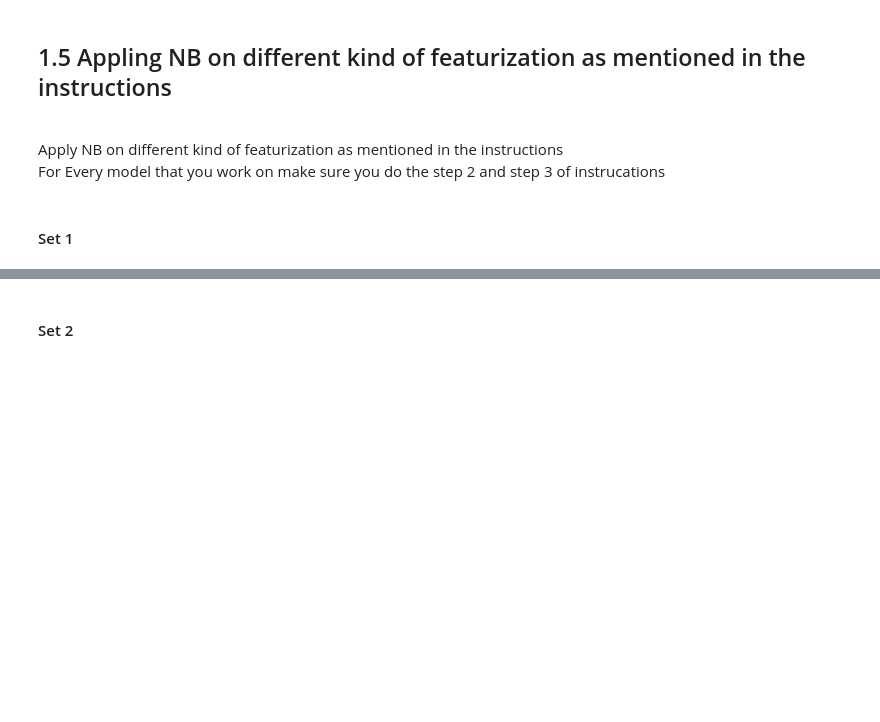
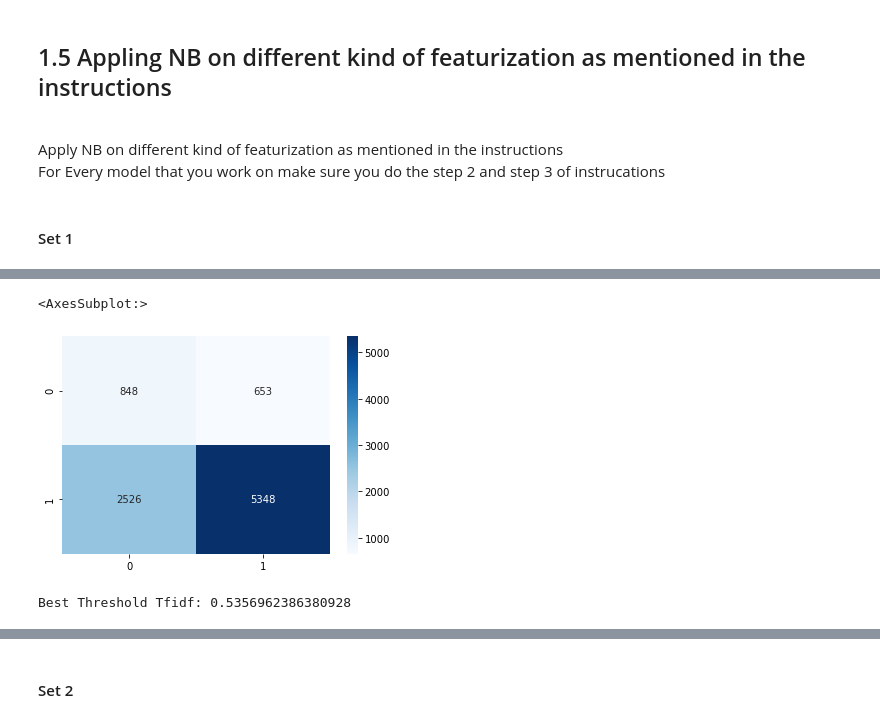
Before and after one commit to sanjeebKumarGouda/GussianNaiveBays-on-Donors-Choose-Dataset, a Jupyter notebook: NB_Assignment_instructions.ipynb, the cells around one changed output, grey strips where cells are left out. Cells and saved outputs as stored; diff of their text form; code cells hidden in the pictures; blank space fills up the shorter version.

```diff
--- a/NB_Assignment_instructions.ipynb
+++ b/NB_Assignment_instructions.ipynb
@@ -611,0 +617,11 @@ plt.show()
+# %%
+sns.heatmap(confusion_matrix(y_cv_tfidf, y_cv_pred_class_tfidf), annot=True,fmt="d",cmap='Blues')
+# %% [output]
+<AxesSubplot:>
+[figure, added]
+# %%
+threshold_score_dict_tfidf = dict(zip(cv_thresholds_tfidf.tolist(), np.multiply(cv_tpr_tfidf.reshape(1,-1), 1 - cv_fpr_tfidf.reshape(1,-1)).tolist()[0]))
+threshold_score_dict_tfidf = dict(sorted(threshold_score_dict_tfidf.items(), key = lambda x:x[1], reverse=True))
+print("Best Threshold Tfidf: {}".format(list(threshold_score_dict_tfidf.items())[0][0]))
+# %% [output]
+Best Threshold Tfidf: 0.5356962386380928
```
Also changed, not shown: parts of 17 cells of this notebook.
